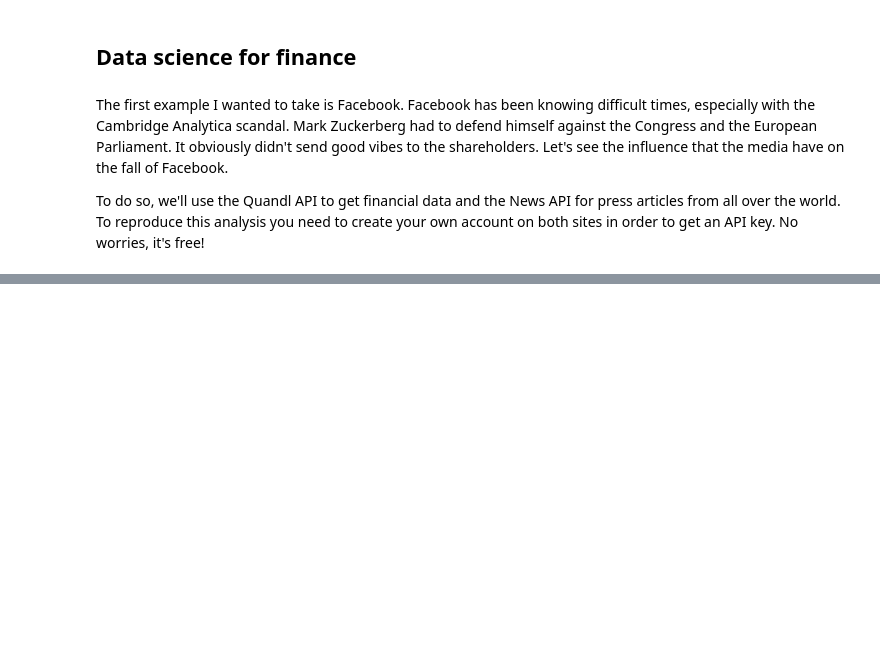
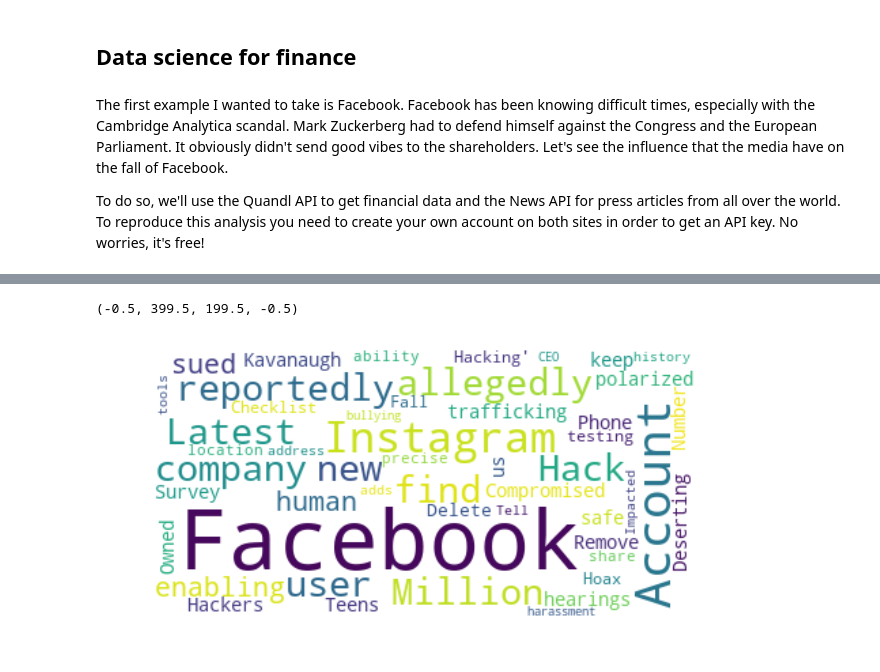
Before and after one commit to goujonbe/data_science_for_finance, a Jupyter notebook: data_analysis.ipynb, the cells around one changed output, grey strips where cells are left out. Drawn from its saved outputs; the diff is of its cells as text; code cells hidden in the pictures; blank space fills up the shorter version.

```diff
--- a/data_analysis.ipynb
+++ b/data_analysis.ipynb
@@ -75,4 +88,21 @@ Name: Last, dtype: float64
 newsapi_key = get_news_api_key()
 api = NewsApiClient(api_key=newsapi_key)
 # %%
-test = api.get_everything(q='facebook', language='en')
+# get all articles for a month about Facebook
+facebook_news = api.get_everything(q='facebook', language='en')
+# %%
+# get all the article titles
+titles = ''
+for article in facebook_news['articles']:
+    titles += article['title'] + ' '
+# %%
+# Create and generate a word cloud image
+wordcloud = WordCloud(background_color='white', max_words=50).generate(titles)
+
+# Display the generated image:
+plt.figure(figsize=(10,5))
+plt.imshow(wordcloud, interpolation='bilinear')
+plt.axis('off')
+# %% [output]
+(-0.5, 399.5, 199.5, -0.5)
+[figure, added]
```
Also changed, not shown: parts of 13 cells of this notebook.
